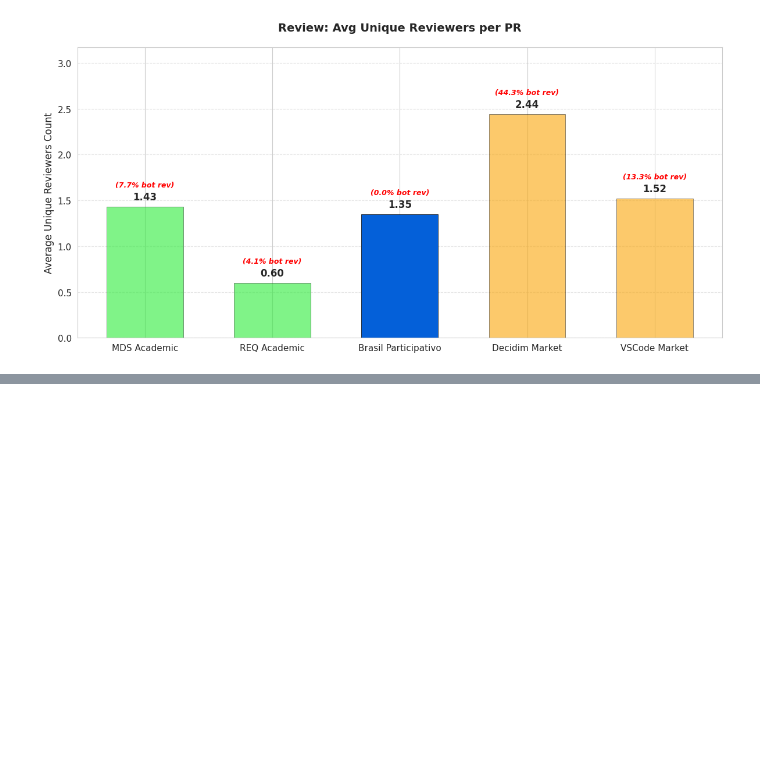
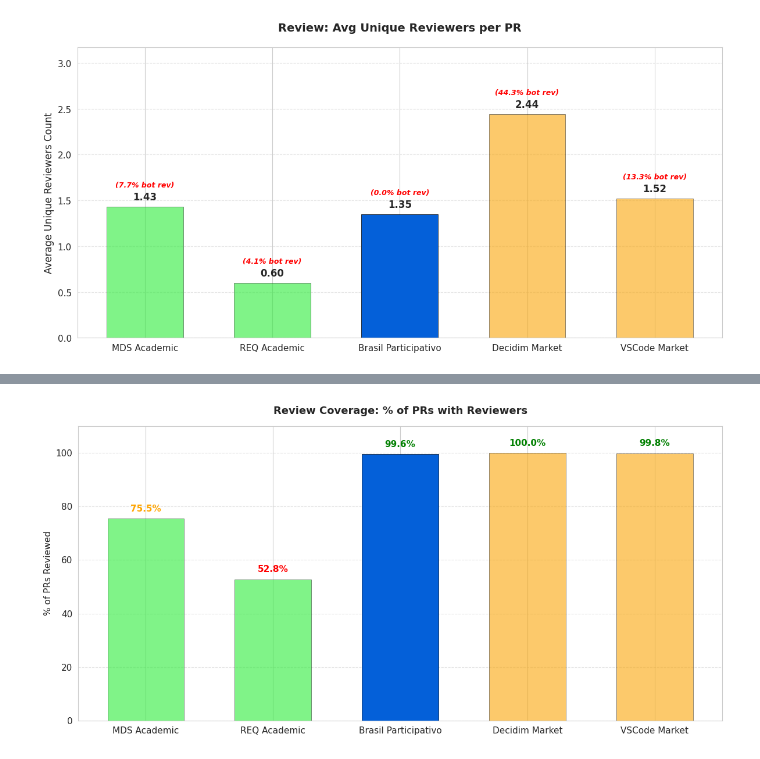
Before and after one commit to lablivre-unb/EbL_Over_PbL, a Jupyter notebook: metrics/notebooks/prs_viz_bp.ipynb, the cells around one changed output, grey strips where cells are left out. Saved outputs shown, nothing was run; the diff lists cells and outputs as text; code cells hidden in the pictures; blank space fills up the shorter version.

```diff
--- a/metrics/notebooks/prs_viz_bp.ipynb
+++ b/metrics/notebooks/prs_viz_bp.ipynb
@@ -518,2 +500,26 @@ plt.show()
+# %%
+y_coverage = [coverage_mds, coverage_req, coverage_bp, coverage_decidim, coverage_vscode]
+
+fig, ax2 = plt.subplots(figsize=(12, 6))
+
+bars2 = ax2.bar(x_labels, y_coverage, color=bar_colors, width=0.6, edgecolor='black', linewidth=0.5)
+for bar, alpha in zip(bars2, bar_alphas):
+    bar.set_alpha(alpha)
+
+ax2.set_title('Review Coverage: % of PRs with Reviewers', fontsize=13, fontweight='bold', pad=15)
+ax2.set_ylabel('% of PRs Reviewed', fontsize=11)
+ax2.grid(axis='y', linestyle='--', alpha=0.5)
+ax2.set_ylim(0, 110)
+
+for bar, val in zip(bars2, y_coverage):
+    height = bar.get_height()
+    color = 'green' if val >= 90 else ('orange' if val >= 70 else 'red')
+    ax2.text(bar.get_x() + bar.get_width()/2., height + 2,
+            f'{val:.1f}%', ha='center', va='bottom', fontsize=11, fontweight='bold', color=color)
+
+plt.tight_layout()
+plt.show()
+# %% [output]
+[figure, added]
 # %% [markdown]
  <img src="assets/grafo.png" width="1000" />
```
Also changed, not shown: parts of 1 cell of this notebook.
